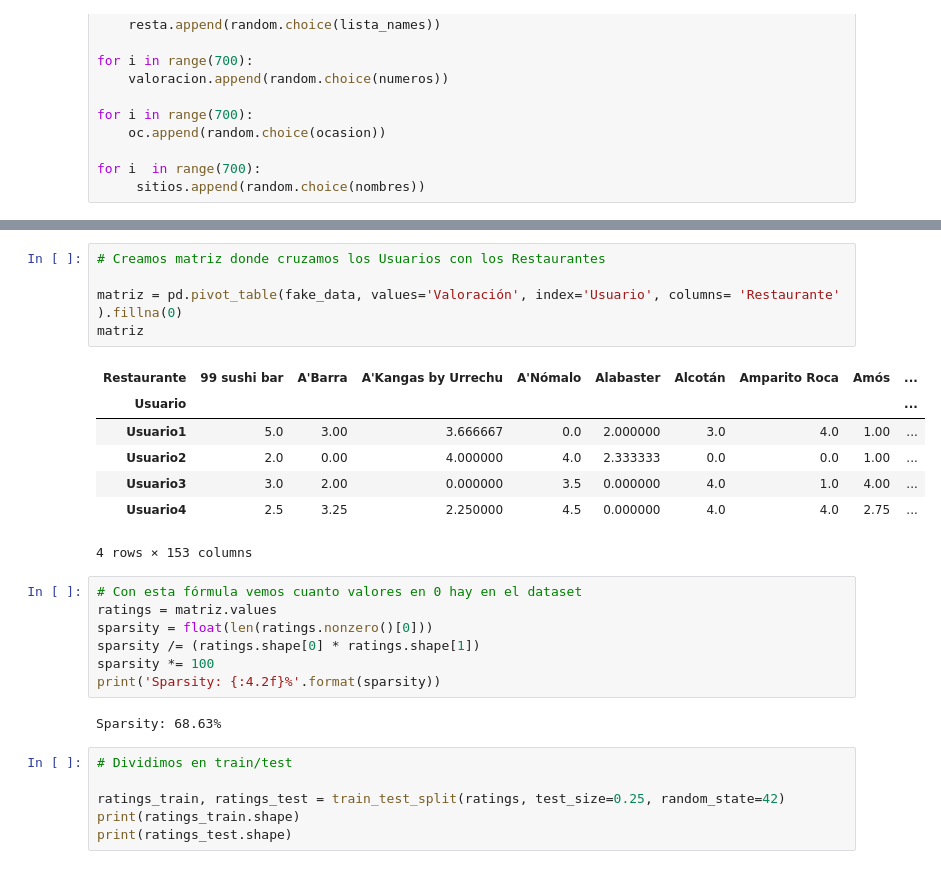
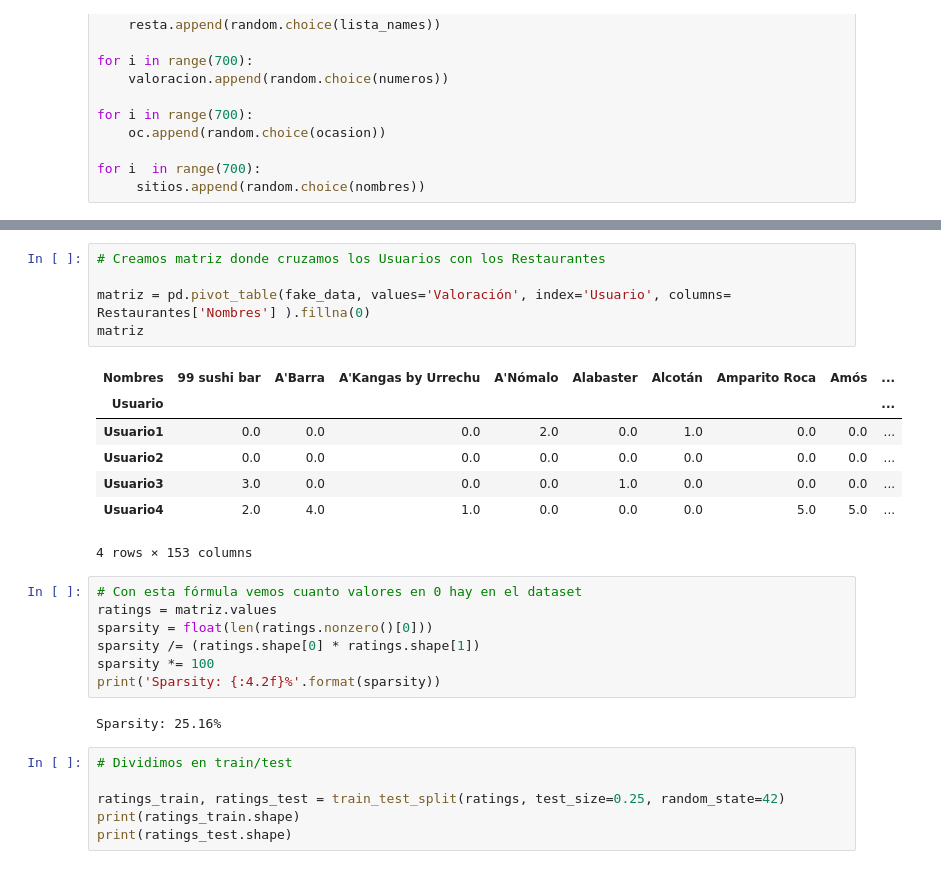
Before and after one commit to legabrielo/Recomendador, a Jupyter notebook: ML_Restaurantes.ipynb, the cells around one changed output, grey strips where cells are left out. Cells and saved outputs as stored; diff of their text form.

```diff
--- a/ML_Restaurantes.ipynb
+++ b/ML_Restaurantes.ipynb
@@ -301,15 +315,15 @@ plt.show()
 # %%
 # Creamos matriz donde cruzamos los Usuarios con los Restaurantes
 
-matriz = pd.pivot_table(fake_data, values='Valoración', index='Usuario', columns= 'Restaurante' ).fillna(0)
+matriz = pd.pivot_table(fake_data, values='Valoración', index='Usuario', columns= Restaurantes['Nombres'] ).fillna(0)
 matriz
 # %% [output]
-| Restaurante | 99 sushi bar | A'Barra | A'Kangas by Urrechu | A'Nómalo | Alabaster | Alcotán | Amparito Roca | Amós | ... |
+| Nombres | 99 sushi bar | A'Barra | A'Kangas by Urrechu | A'Nómalo | Alabaster | Alcotán | Amparito Roca | Amós | ... |
 | Usuario |  |  |  |  |  |  |  |  | ... |
-| Usuario1 | 5.0 | 3.00 | 3.666667 | 0.0 | 2.000000 | 3.0 | 4.0 | 1.00 | ... |
-| Usuario2 | 2.0 | 0.00 | 4.000000 | 4.0 | 2.333333 | 0.0 | 0.0 | 1.00 | ... |
-| Usuario3 | 3.0 | 2.00 | 0.000000 | 3.5 | 0.000000 | 4.0 | 1.0 | 4.00 | ... |
-| Usuario4 | 2.5 | 3.25 | 2.250000 | 4.5 | 0.000000 | 4.0 | 4.0 | 2.75 | ... |
+| Usuario1 | 0.0 | 0.0 | 0.0 | 2.0 | 0.0 | 1.0 | 0.0 | 0.0 | ... |
+| Usuario2 | 0.0 | 0.0 | 0.0 | 0.0 | 0.0 | 0.0 | 0.0 | 0.0 | ... |
+| Usuario3 | 3.0 | 0.0 | 0.0 | 0.0 | 1.0 | 0.0 | 0.0 | 0.0 | ... |
+| Usuario4 | 2.0 | 4.0 | 1.0 | 0.0 | 0.0 | 0.0 | 5.0 | 5.0 | ... |
 4 rows × 153 columns
 # %%
 # Con esta fórmula vemos cuanto valores en 0 hay en el dataset
@@ -319,7 +333,7 @@ sparsity /= (ratings.shape[0] * ratings.shape[1])
 sparsity *= 100
 print('Sparsity: {:4.2f}%'.format(sparsity))
 # %% [output]
-Sparsity: 68.63%
+Sparsity: 25.16%
 # %%
 # Dividimos en train/test
 
```
Also changed, not shown: parts of 19 cells of this notebook.
